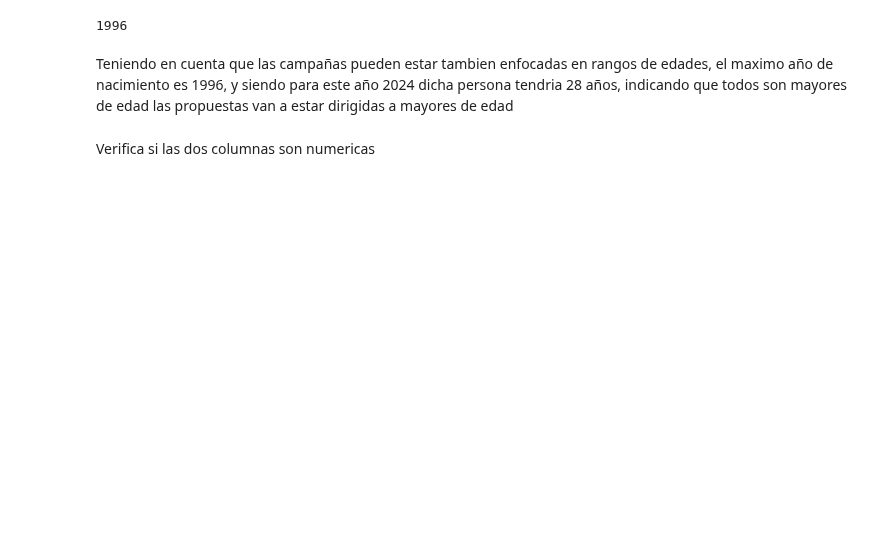
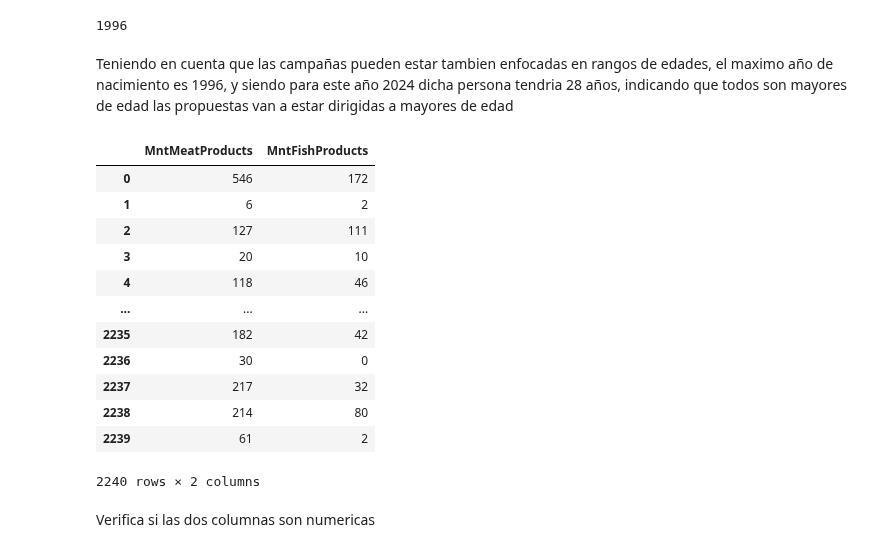
Before and after one commit to JuanDeutsch/DataSheets, a Jupyter notebook: Proyecto1/proyecto1.ipynb, the cells around one changed output. Drawn from its saved outputs; the diff is of its cells as text; code cells hidden in the pictures; blank space fills up the shorter version.

```diff
--- a/Proyecto1/proyecto1.ipynb
+++ b/Proyecto1/proyecto1.ipynb
@@ -108,12 +25,0 @@ social_numerico
-# %%
-divorciados = cdf.pop('Divorced')
-cdf.insert(3, 'Divorced', divorciados)
-casados = cdf.pop('Married')
-cdf.insert(4, 'Married', casados)
-solteros = cdf.pop('Single')
-cdf.insert(5, 'Single', solteros)
-juntos = cdf.pop('Together')
-cdf.insert(6, 'Together', juntos)
-viudos = cdf.pop('Widow')
-cdf.insert(7, 'Widow', viudos)
-cdf
@@ -202,4 +25,0 @@ Name: Education, Length: 2236, dtype: object
-# %%
-educacion_numerico = pd.get_dummies(cdf.iloc[:,2], dtype=int)
-cdf = pd.concat([cdf, educacion_numerico], axis=1)
-educacion_numerico
@@ -220,12 +25,0 @@ educacion_numerico
-# %%
-segundo_ciclo = cdf.pop('2n Cycle')
-cdf.insert(3, '2n Cycle', segundo_ciclo)
-basico = cdf.pop('Basic')
-cdf.insert(4, 'Basic', basico)
-graduados = cdf.pop('Graduation')
-cdf.insert(5, 'Graduation', graduados)
-master = cdf.pop('Master')
-cdf.insert(6, 'Master', master)
-phd = cdf.pop('PhD')
-cdf.insert(7, 'PhD', phd)
-cdf
@@ -311,6 +30,23 @@ edadMinima
 1996
 # %% [markdown]
 Teniendo en cuenta que las campañas pueden estar tambien enfocadas en rangos de edades, el maximo año de nacimiento es 1996, y siendo para este año 2024 dicha persona tendria 28 años, indicando que todos son mayores de edad las propuestas van a estar dirigidas a mayores de edad
+# %%
+proteinas = cdf.iloc[:, [11,12]]
+proteinas
+# %% [output]
+|  | MntMeatProducts | MntFishProducts |
+| 0 | 546 | 172 |
+| 1 | 6 | 2 |
+| 2 | 127 | 111 |
+| 3 | 20 | 10 |
+| 4 | 118 | 46 |
+| ... | ... | ... |
+| 2235 | 182 | 42 |
+| 2236 | 30 | 0 |
+| 2237 | 217 | 32 |
+| 2238 | 214 | 80 |
+| 2239 | 61 | 2 |
+2240 rows × 2 columns
 # %% [markdown]
 Verifica si las dos columnas son numericas
 # %%
```
Also changed, not shown: parts of 35 cells of this notebook.
